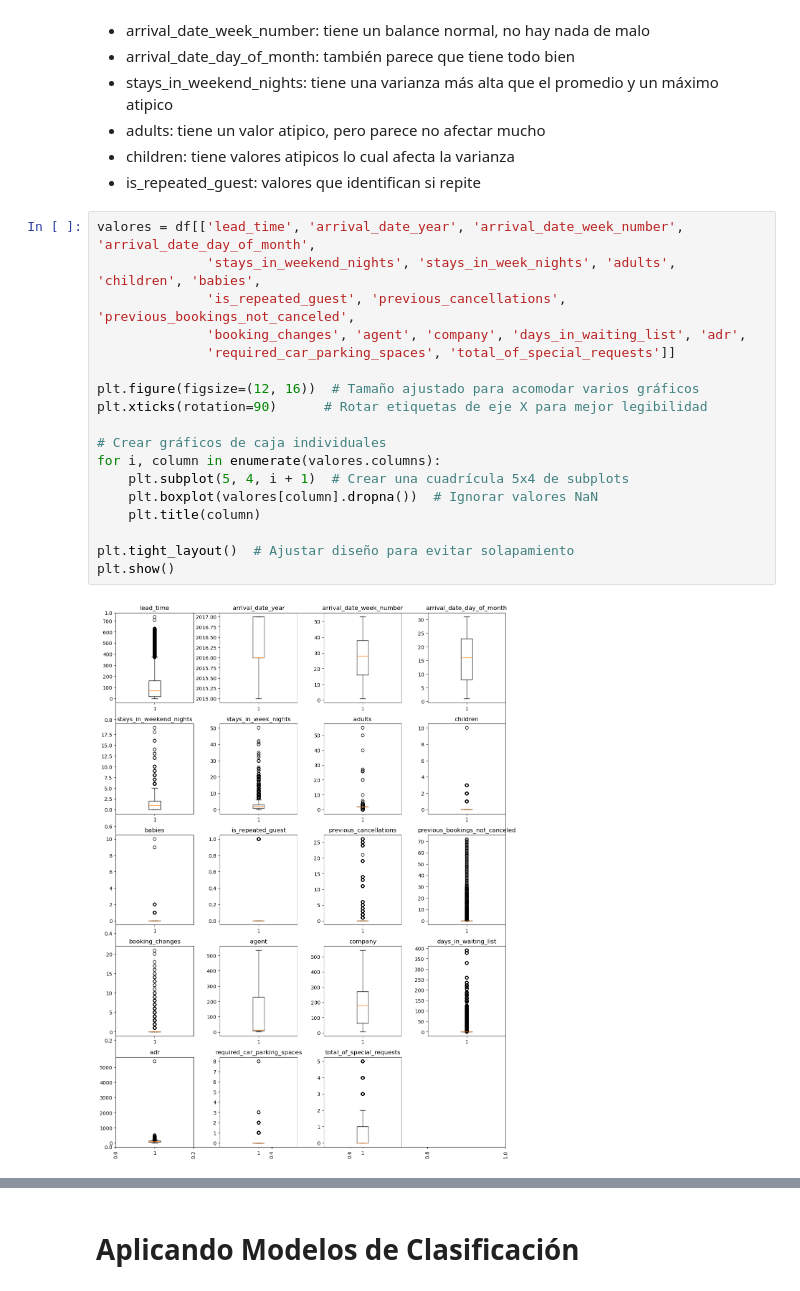
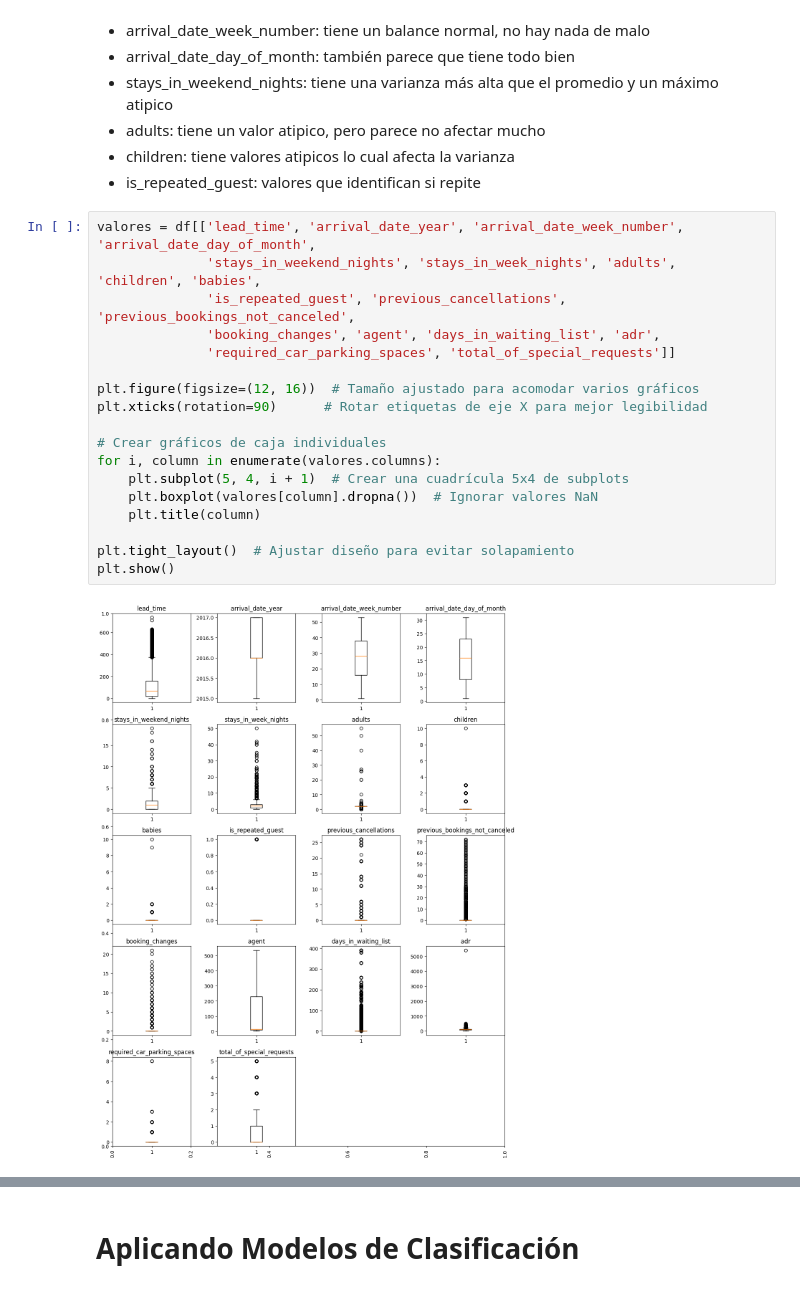
Before and after one commit to DiegoRomanP/Predicci-n-de-cancelaciones-en-alojamientos-tur-sticos, a Jupyter notebook: hotel solution.ipynb, the cells around one changed output, grey strips where cells are left out. Drawn from its saved outputs; the diff is of its cells as text.

```diff
--- a/hotel solution.ipynb
+++ b/hotel solution.ipynb
@@ -215,20 +215,20 @@ df_train_under.is_canceled.value_counts().plot(kind='bar', title='Cantidad (targ
 # %%
 valores = df[['lead_time', 'arrival_date_year', 'arrival_date_week_number', 'arrival_date_day_of_month',
               'stays_in_weekend_nights', 'stays_in_week_nights', 'adults', 'children', 'babies',
               'is_repeated_guest', 'previous_cancellations', 'previous_bookings_not_canceled',
-              'booking_changes', 'agent', 'company', 'days_in_waiting_list', 'adr',
+              'booking_changes', 'agent', 'days_in_waiting_list', 'adr',
               'required_car_parking_spaces', 'total_of_special_requests']]
 
 plt.figure(figsize=(12, 16))  # Tamaño ajustado para acomodar varios gráficos
 plt.xticks(rotation=90)      # Rotar etiquetas de eje X para mejor legibilidad
 
 # Crear gráficos de caja individuales
 for i, column in enumerate(valores.columns):
     plt.subplot(5, 4, i + 1)  # Crear una cuadrícula 5x4 de subplots
     plt.boxplot(valores[column].dropna())  # Ignorar valores NaN
     plt.title(column)
 
 plt.tight_layout()  # Ajustar diseño para evitar solapamiento
 plt.show()
 # %% [output]
-[figure, old version]
+[figure, new version]
```
Also changed, not shown: parts of 6 cells of this notebook.
